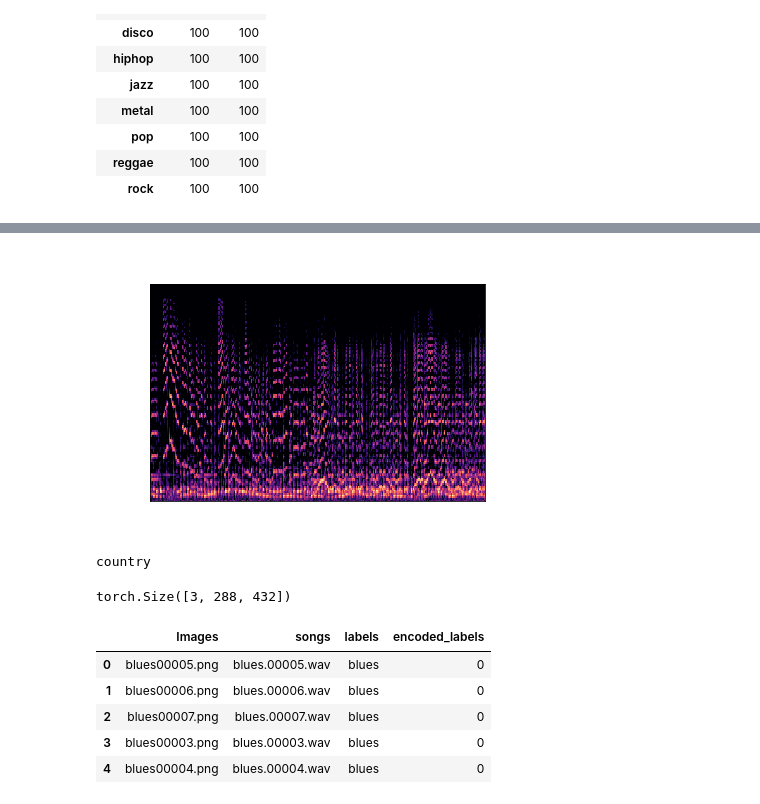
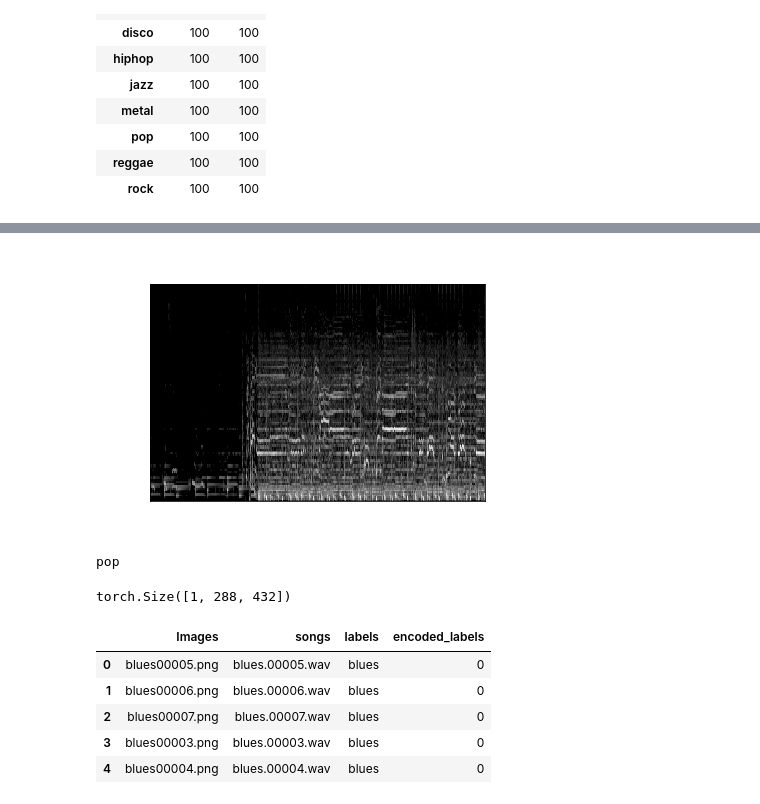
Before and after one commit to agarr3/vajra, a Jupyter notebook: GTZAN_CLASS_SCRATCH.ipynb, the cells around one changed output, grey strips where cells are left out. Saved outputs shown, nothing was run; the diff lists cells and outputs as text; code cells hidden in the pictures.

Commit message:
Class on GTZAN images

```diff
--- a/GTZAN_CLASS_SCRATCH.ipynb
+++ b/GTZAN_CLASS_SCRATCH.ipynb
@@ -116,10 +116,10 @@ test_image
 # %%
-test_img_path = '/content/gdrive/My Drive/Kaggle/GTZAN/Data/images_original/jazz/jazz00054.png'
+test_img_path = '/content/gdrive/My Drive/Kaggle/GTZAN/Data/images_original/pop/pop00005.png'
 test_image = Image.open(test_img_path)
-test_image = test_image.convert('RGB')
+test_image = test_image.convert('RGB').convert('L')
 test_image
 # %% [output]
-[figure, old version]
+[figure, new version]
 # %%
 print(labels[test_idx])
 
@@ -127,8 +127,8 @@ tensorTrans = transforms.ToTensor()
 test_image = tensorTrans(test_image)
 test_image.shape
 # %% [output]
-country
+pop
-torch.Size([3, 288, 432])
+torch.Size([1, 288, 432])
 # %%
 lb = LabelEncoder()
 data['encoded_labels'] = lb.fit_transform(data['labels'])
```
Also changed, not shown: parts of 6 cells of this notebook.
